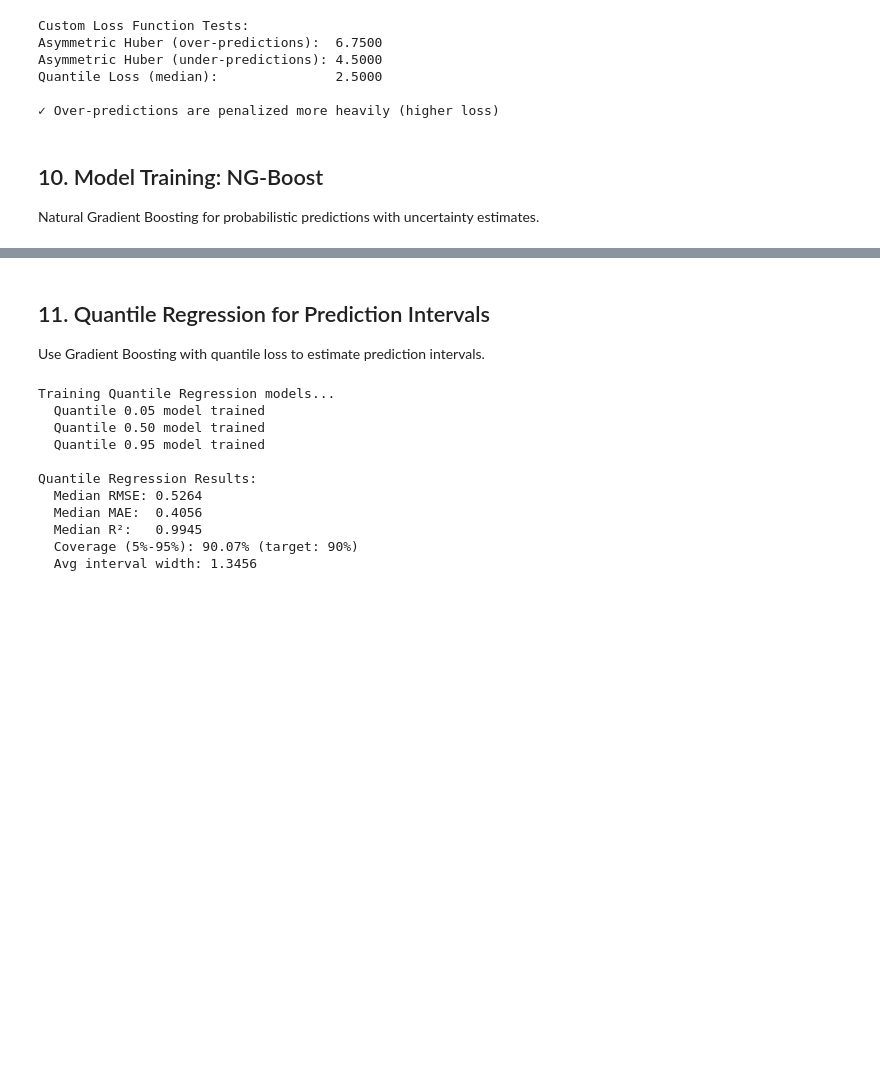
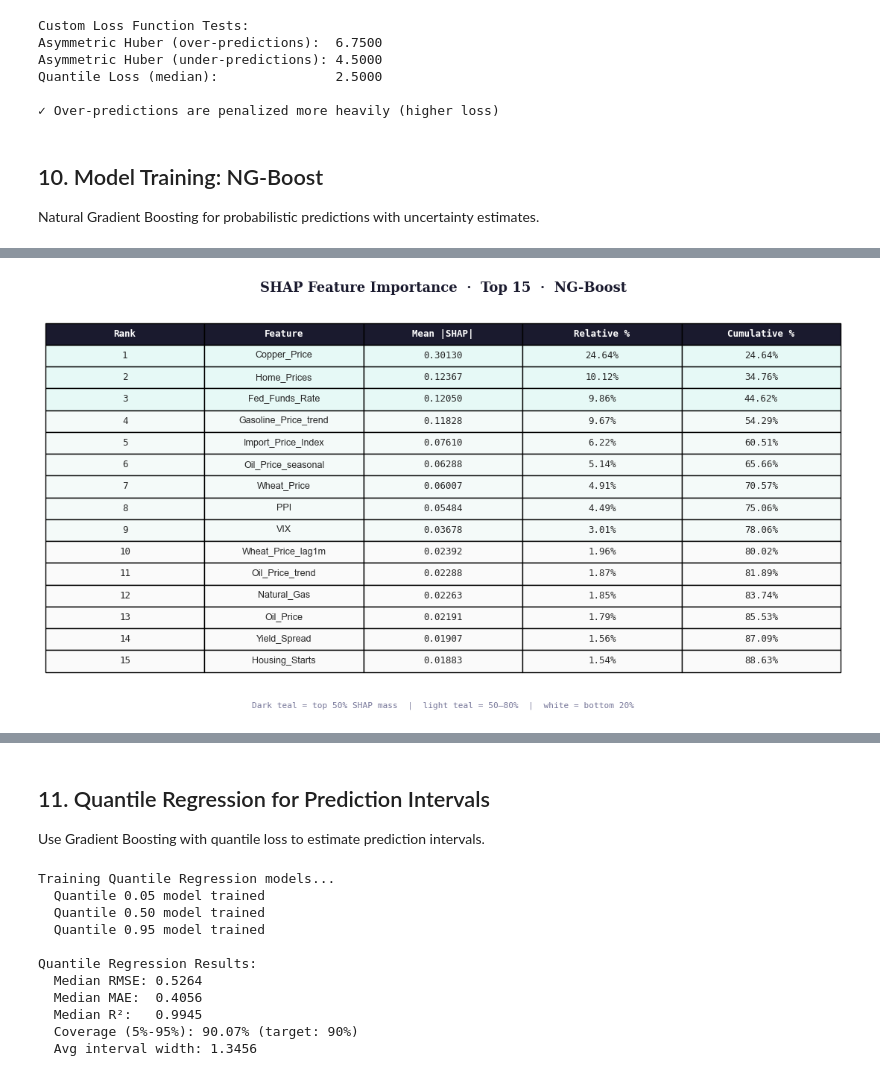
Before and after one commit to anfasahammed/cpi-nowcasting, a Jupyter notebook: Enhanced_Inflation_Nowcasting_Analysis.ipynb, the cells around one changed output, grey strips where cells are left out. Saved outputs shown, nothing was run; the diff lists cells and outputs as text; code cells hidden in the pictures; blank space fills up the shorter version.

```diff
--- a/Enhanced_Inflation_Nowcasting_Analysis.ipynb
+++ b/Enhanced_Inflation_Nowcasting_Analysis.ipynb
@@ -546,0 +972,92 @@ NG-Boost Results:
+# %%
+# ── SHAP feature importance table ────────────────────────────────────────────
+import pandas as pd
+
+all_idx       = np.argsort(mean_shap)[::-1]
+feat_names_all = np.array(feature_cols)
+
+shap_table = pd.DataFrame({
+    'Rank'         : range(1, len(all_idx) + 1),
+    'Feature'      : feat_names_all[all_idx],
+    'Mean |SHAP|'  : mean_shap[all_idx].round(5),
+    'Relative %'   : (mean_shap[all_idx] / mean_shap.sum() * 100).round(2),
+    'Cumulative %' : np.cumsum(mean_shap[all_idx] / mean_shap.sum() * 100).round(2),
+})
+
+# ── print table ───────────────────────────────────────────────────────────────
+print("\nSHAP Feature Importance Table")
+print("=" * 65)
+print(f"{'Rank':>4}  {'Feature':<30}  {'Mean |SHAP|':>11}  {'Rel %':>6}  {'Cum %':>7}")
+print("-" * 65)
+for _, row in shap_table.iterrows():
+    bar    = '█' * int(row['Relative %'] / 2)
+    marker = ' ◄ 80% threshold' if abs(row['Cumulative %'] - 80) < 2 else ''
+    print(f"{int(row['Rank']):>4}  {row['Feature']:<30}  "
+          f"{row['Mean |SHAP|']:>11.5f}  {row['Relative %']:>5.2f}%  "
+          f"{row['Cumulative %']:>6.2f}%  {bar}{marker}")
+
+print("=" * 65)
+print(f"  Total features : {len(all_idx)}")
+print(f"  Top 5 explain  : {shap_table['Relative %'].iloc[:5].sum():.1f}% of total SHAP mass")
+print(f"  Top 10 explain : {shap_table['Relative %'].iloc[:10].sum():.1f}% of total SHAP mass")
+
+# ── plot table ────────────────────────────────────────────────────────────────
+top_table = shap_table.head(15).copy()
+
+fig, ax = plt.subplots(figsize=(11, 6))
+fig.patch.set_facecolor('#ffffff')
+ax.set_facecolor('#ffffff')
+ax.axis('off')
+
+col_labels = ['Rank', 'Feature', 'Mean |SHAP|', 'Relative %', 'Cumulative %']
+cell_text  = [
+    [int(r['Rank']), r['Feature'],
+     f"{r['Mean |SHAP|']:.5f}",
+     f"{r['Relative %']:.2f}%",
+     f"{r['Cumulative %']:.2f}%"]
+    for _, r in top_table.iterrows()
+]
+
+# color rows by importance tier
+row_colors = []
+for _, r in top_table.iterrows():
+    if r['Cumulative %'] <= 50:
+        row_colors.append(['#e6f9f6'] * 5)
+    elif r['Cumulative %'] <= 80:
+        row_colors.append(['#f4faf9'] * 5)
+    else:
+        row_colors.append(['#fafafa'] * 5)
+
+tbl = ax.table(
+    cellText    = cell_text,
+    colLabels   = col_labels,
+    cellColours = row_colors,
+    cellLoc     = 'center',
+    loc         = 'center',
+)
+tbl.auto_set_font_size(False)
+tbl.set_fontsize(9)
+tbl.scale(1, 1.6)
+
+# style header
+for j in range(len(col_labels)):
+    tbl[(0, j)].set_facecolor('#1a1a2e')
+    tbl[(0, j)].set_text_props(color='white', fontweight='bold',
+                                fontfamily='monospace', fontsize=9)
+
+# right-align numeric cols
+for i in range(1, len(cell_text) + 1):
+    for j in [0, 2, 3, 4]:
+        tbl[(i, j)].set_text_props(fontfamily='monospace')
+
+ax.set_title('SHAP Feature Importance  ·  Top 15  ·  NG-Boost',
+             fontsize=13, fontweight='semibold',
+             color='#1a1a2e', fontfamily='serif', pad=16)
+fig.text(0.5, 0.02,
+         'Dark teal = top 50% SHAP mass  |  light teal = 50–80%  |  white = bottom 20%',
+         ha='center', fontsize=8, color='#777799', fontfamily='monospace')
+
+plt.tight_layout(rect=[0, 0.04, 1, 1])
+plt.savefig('shap_table.png', dpi=180, bbox_inches='tight', facecolor='white')
+plt.show()
+# %% [output]
@@ -546,0 +1081 @@ NG-Boost Results:
+[figure, added]
```
Also changed, not shown: parts of 13 cells of this notebook, 12 other files.
